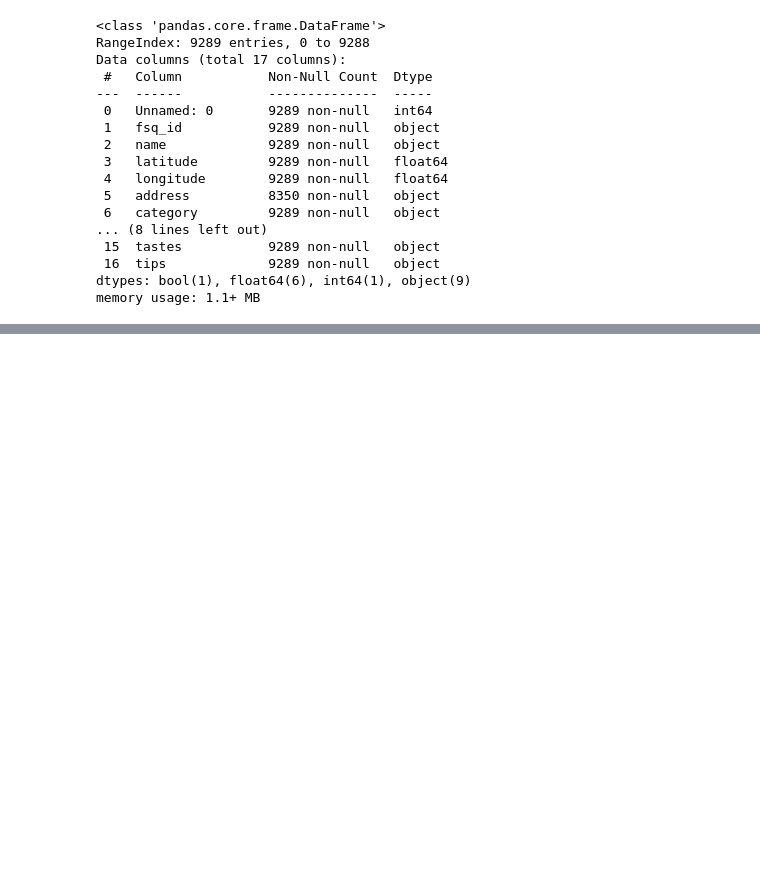
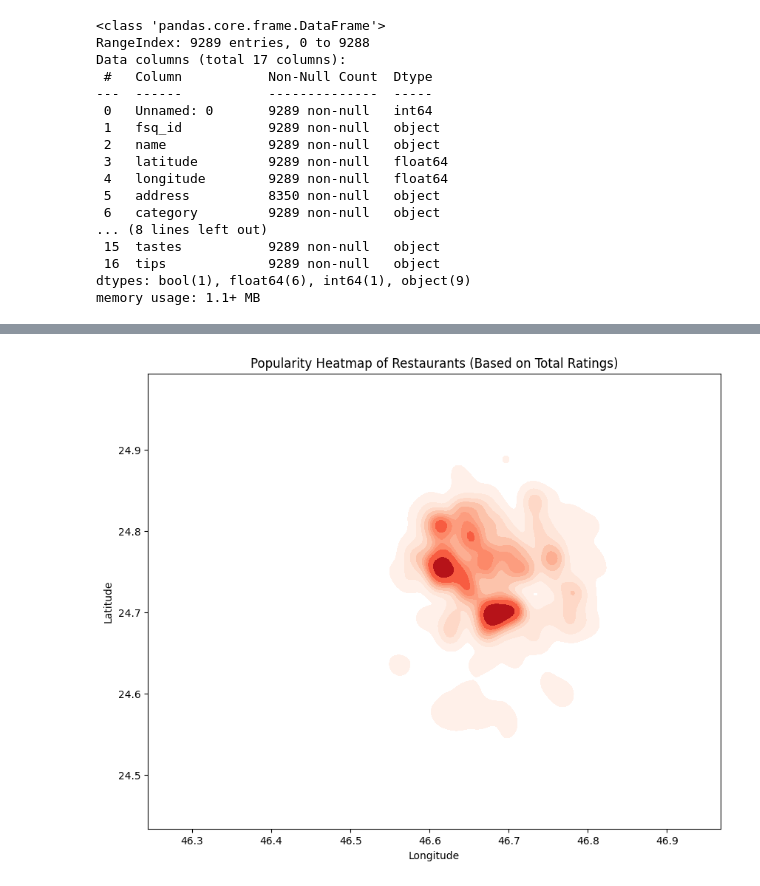
Before and after one commit to AbdulrahmanB-25/EDA_Project, a Jupyter notebook: EDA_Project.ipynb, the cells around one changed output, grey strips where cells are left out. Cells and saved outputs as stored; diff of their text form; code cells hidden in the pictures; blank space fills up the shorter version.

```diff
--- a/EDA_Project.ipynb
+++ b/EDA_Project.ipynb
@@ -135,0 +168,19 @@ dtype: int64
+# %%
+plt.figure(figsize=(10,8))
+
+sns.kdeplot(
+    x=df_restaurants["longitude"],
+    y=df_restaurants["latitude"],
+    weights=df_restaurants["total_ratings"],
+    fill=True,
+    cmap="Reds",
+    bw_adjust=0.5
+)
+
+plt.title("Popularity Heatmap of Restaurants (Based on Total Ratings)")
+plt.xlabel("Longitude")
+plt.ylabel("Latitude")
+
+plt.show()
+# %% [output]
+[figure, added]
```
Also changed, not shown: parts of 5 cells of this notebook.
